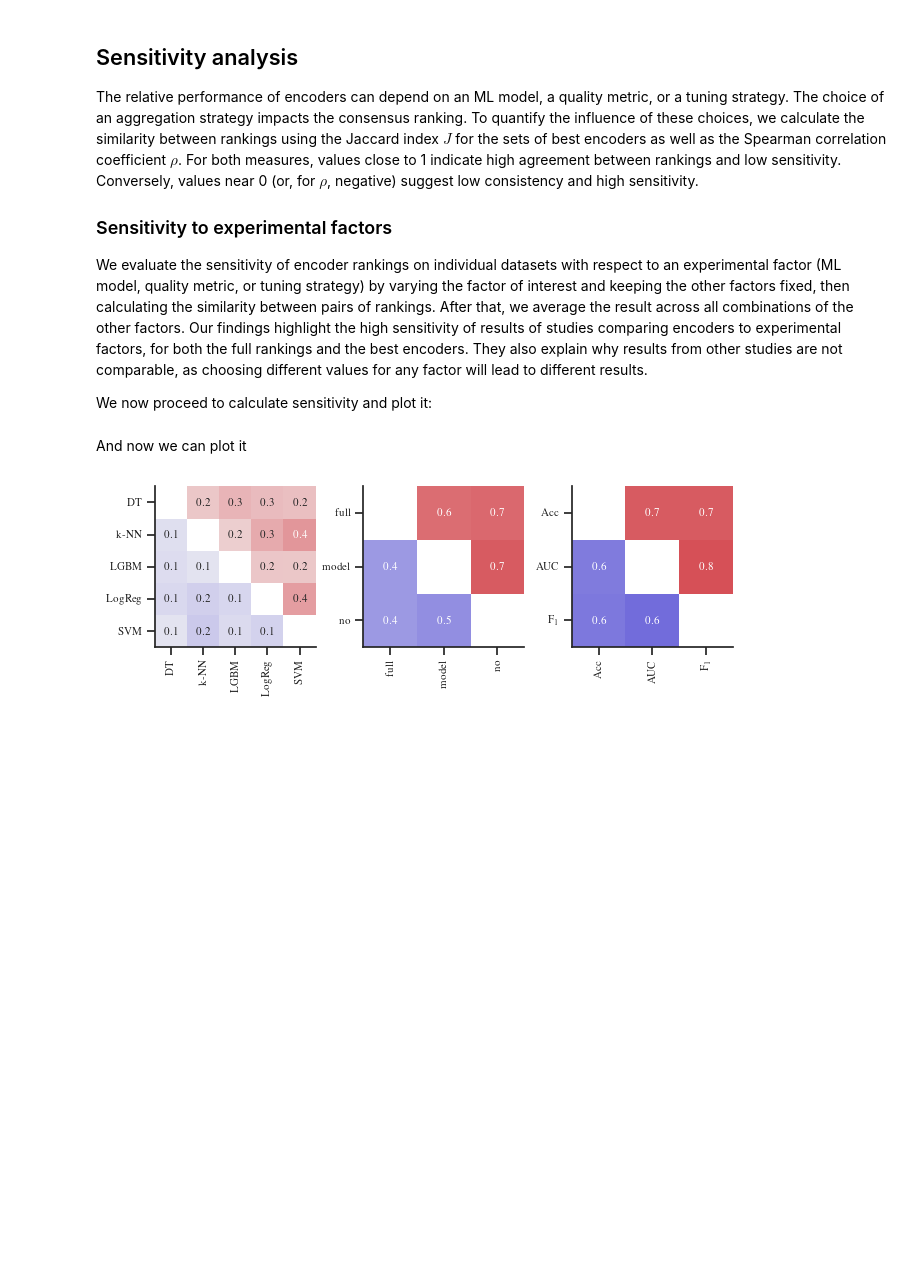
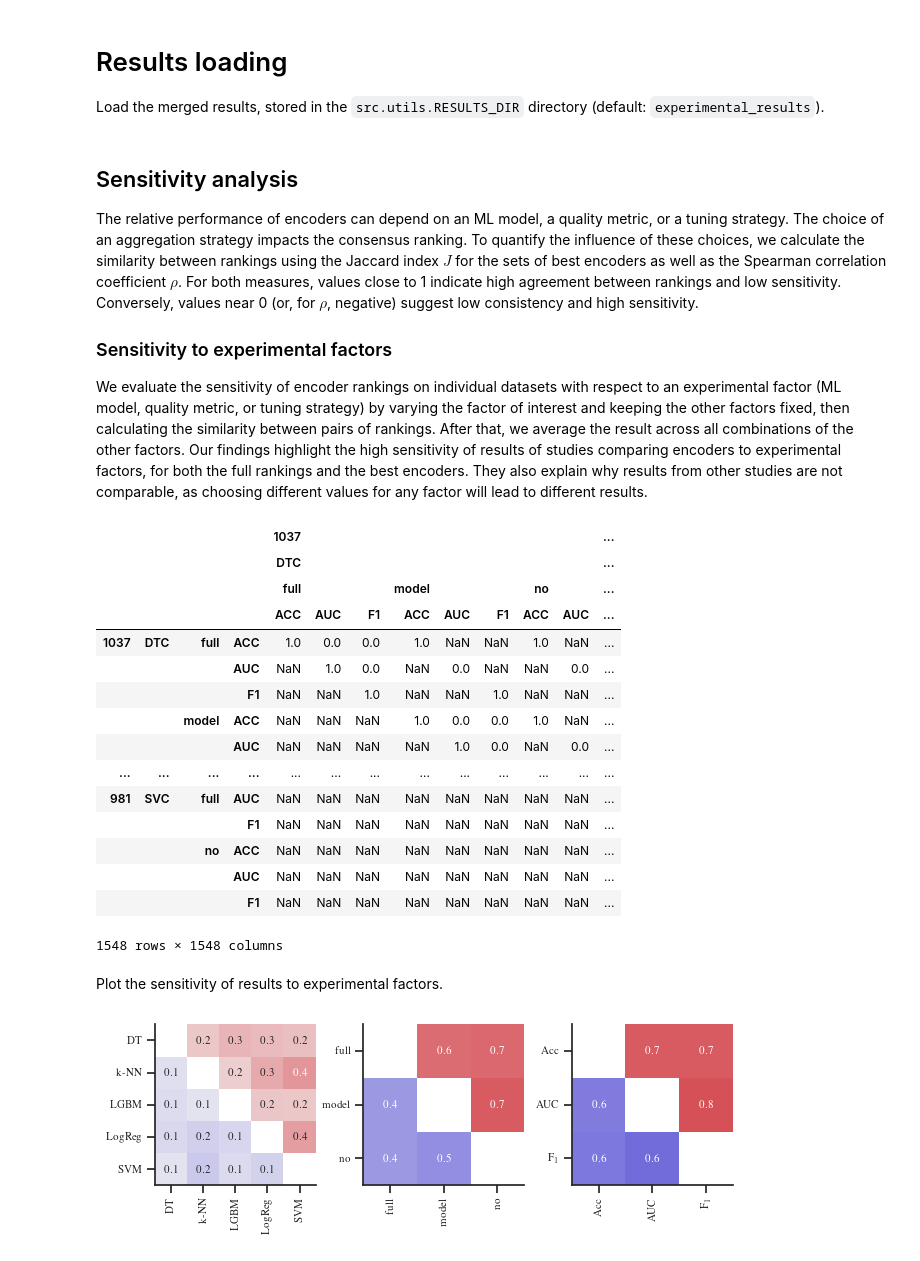
Before and after one commit to DrCohomology/EncoderBenchmarking, a Jupyter notebook: src/result_analysis.ipynb, the cells around one changed output. Saved outputs shown, nothing was run; the diff lists cells and outputs as text; code cells hidden in the pictures; blank space fills up the shorter version.

```diff
--- a/src/result_analysis.ipynb
+++ b/src/result_analysis.ipynb
@@ -18,0 +19,4 @@ import src.rank_metrics as rm
+# %% [markdown]
+# Results loading
+
+Load the merged results, stored in the `src.utils.RESULTS_DIR` directory (default: `experimental_results`).
@@ -19,16 +25,11 @@ import src.rank_metrics as rm
 # %% [markdown]
 ## Sensitivity analysis
-The relative performance of encoders can depend on an ML model, a quality metric, or a tuning strategy.
-The choice of an aggregation strategy impacts the consensus ranking.
+The relative performance of encoders can depend on an ML model, a quality metric, or a tuning strategy. The choice of an aggregation strategy impacts the consensus ranking.
 To quantify the influence of these choices, we calculate the similarity between rankings using the Jaccard index $J$ for the sets of best encoders as well as the Spearman correlation coefficient $\rho$.
-For both measures, values close to 1 indicate high agreement between rankings and low sensitivity.
-Conversely, values near 0 (or, for $\rho$, negative) suggest low consistency and high sensitivity.
+For both measures, values close to 1 indicate high agreement between rankings and low sensitivity. Conversely, values near 0 (or, for $\rho$, negative) suggest low consistency and high sensitivity.
 
 ### Sensitivity to experimental factors
-We evaluate the sensitivity of encoder rankings on individual datasets with respect to an experimental factor (ML model, quality metric, or tuning strategy) by varying the factor of interest and keeping the other factors fixed, then calculating the similarity between pairs of rankings.
-After that, we average the result across all combinations of the other factors.
+We evaluate the sensitivity of encoder rankings on individual datasets with respect to an experimental factor (ML model, quality metric, or tuning strategy) by varying the factor of interest and keeping the other factors fixed, then calculating the similarity between pairs of rankings. After that, we average the result across all combinations of the other factors.
 Our findings highlight the high sensitivity of results of studies comparing encoders to experimental factors, for both the full rankings and the best encoders.
 They also explain why results from other studies are not comparable, as choosing different values for any factor will lead to different results.
-
-We now proceed to calculate sensitivity and plot it:
 # %%
@@ -50,4 +48,23 @@ rho.to_csv(u.RANKINGS_DIR / "pw_rho.csv")
-# %% [markdown]
-And now we can plot it
+# %%
+jaccard
+# %% [output]
+|  |  |  |  | 1037 |  |  |  |  |  |  |  | ... |
+|  |  |  |  | DTC |  |  |  |  |  |  |  | ... |
+|  |  |  |  | full |  |  | model |  |  | no |  | ... |
+|  |  |  |  | ACC | AUC | F1 | ACC | AUC | F1 | ACC | AUC | ... |
+| 1037 | DTC | full | ACC | 1.0 | 0.0 | 0.0 | 1.0 | NaN | NaN | 1.0 | NaN | ... |
+|  |  |  | AUC | NaN | 1.0 | 0.0 | NaN | 0.0 | NaN | NaN | 0.0 | ... |
+|  |  |  | F1 | NaN | NaN | 1.0 | NaN | NaN | 1.0 | NaN | NaN | ... |
+|  |  | model | ACC | NaN | NaN | NaN | 1.0 | 0.0 | 0.0 | 1.0 | NaN | ... |
+|  |  |  | AUC | NaN | NaN | NaN | NaN | 1.0 | 0.0 | NaN | 0.0 | ... |
+| ... | ... | ... | ... | ... | ... | ... | ... | ... | ... | ... | ... | ... |
+| 981 | SVC | full | AUC | NaN | NaN | NaN | NaN | NaN | NaN | NaN | NaN | ... |
+|  |  |  | F1 | NaN | NaN | NaN | NaN | NaN | NaN | NaN | NaN | ... |
+|  |  | no | ACC | NaN | NaN | NaN | NaN | NaN | NaN | NaN | NaN | ... |
+|  |  |  | AUC | NaN | NaN | NaN | NaN | NaN | NaN | NaN | NaN | ... |
+|  |  |  | F1 | NaN | NaN | NaN | NaN | NaN | NaN | NaN | NaN | ... |
+1548 rows × 1548 columns
+# %% [markdown]
+Plot the sensitivity of results to experimental factors.
 # %%
 sims = u.load_similarity_dataframes()
```
Also changed, not shown: parts of 16 cells of this notebook, 17 other files.
